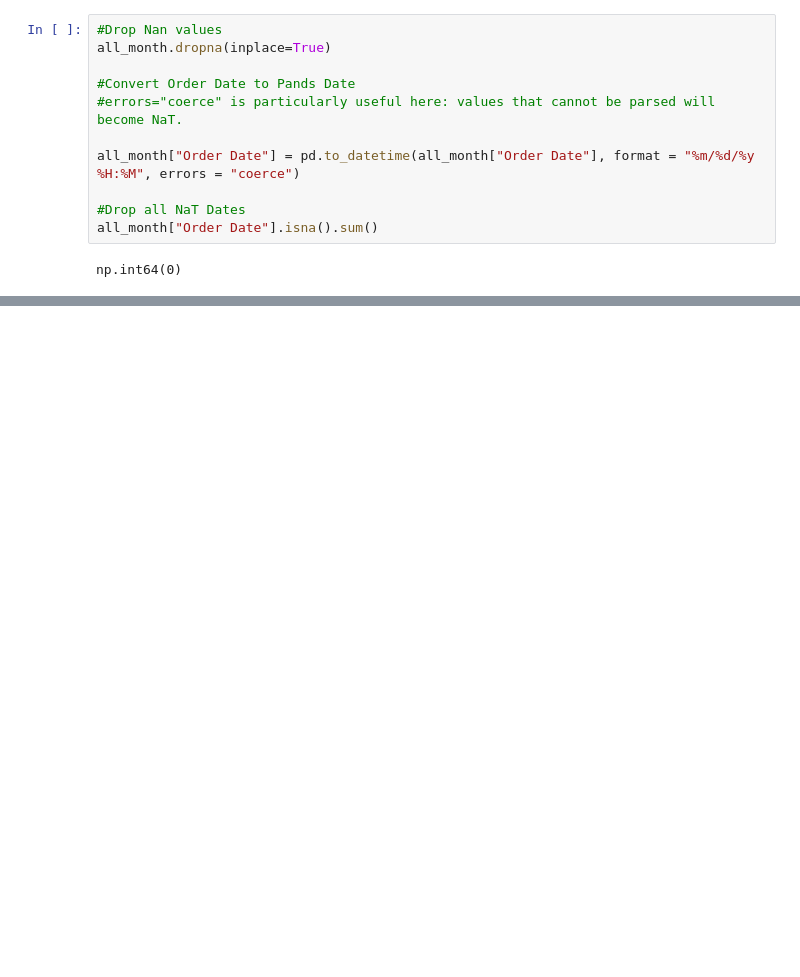
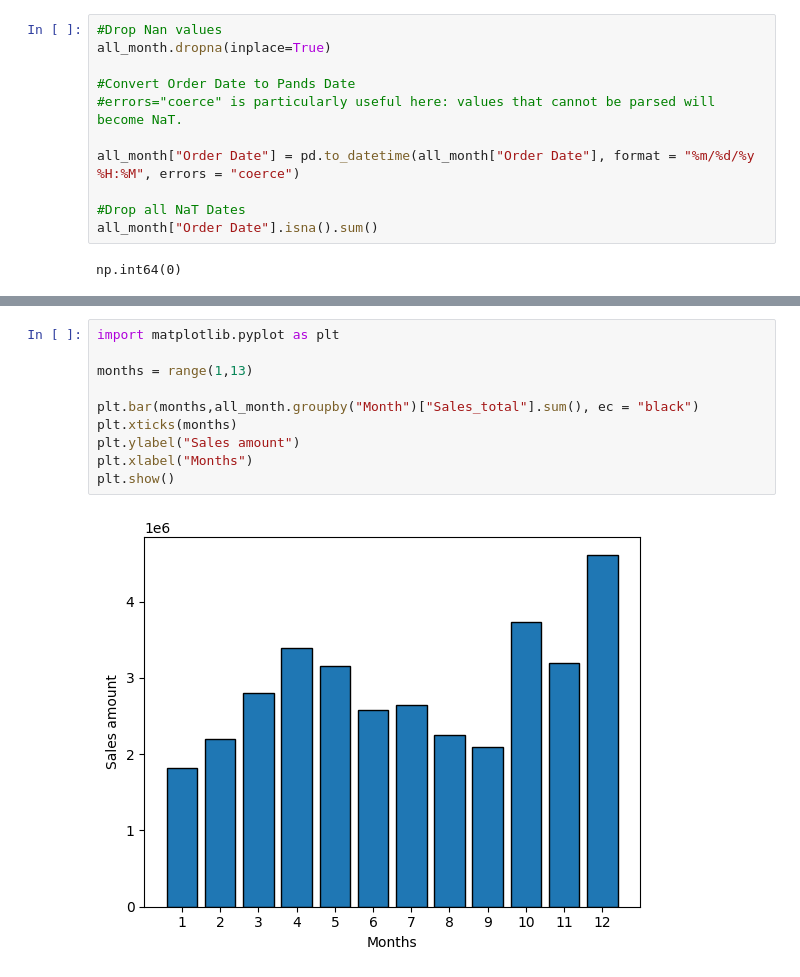
Before and after one commit to Vasista-G/GoogleCollab_Python, a Jupyter notebook: SalesDataAnalysis/SalesDataAnalysis.ipynb, the cells around one changed output, grey strips where cells are left out. Cells and saved outputs as stored; diff of their text form; blank space fills up the shorter version.

```diff
--- a/SalesDataAnalysis/SalesDataAnalysis.ipynb
+++ b/SalesDataAnalysis/SalesDataAnalysis.ipynb
@@ -72,0 +91,12 @@ all_month.head()
+# %%
+import matplotlib.pyplot as plt
+
+months = range(1,13)
+
+plt.bar(months,all_month.groupby("Month")["Sales_total"].sum(), ec = "black")
+plt.xticks(months)
+plt.ylabel("Sales amount")
+plt.xlabel("Months")
+plt.show()
+# %% [output]
+[figure, added]
```
Also changed, not shown: parts of 1 cell of this notebook.
